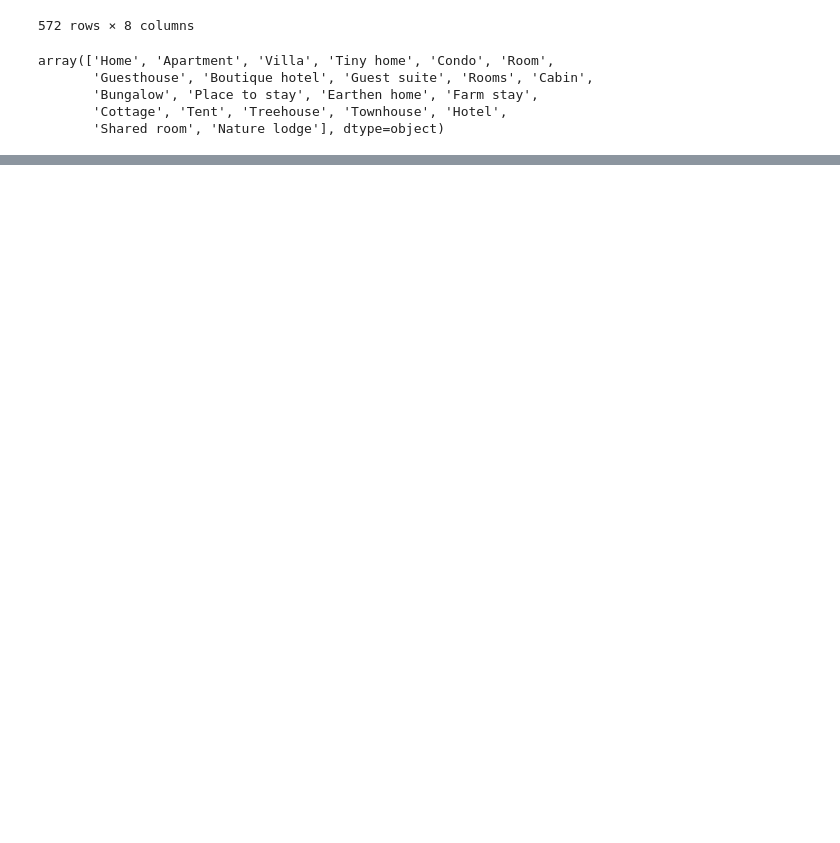
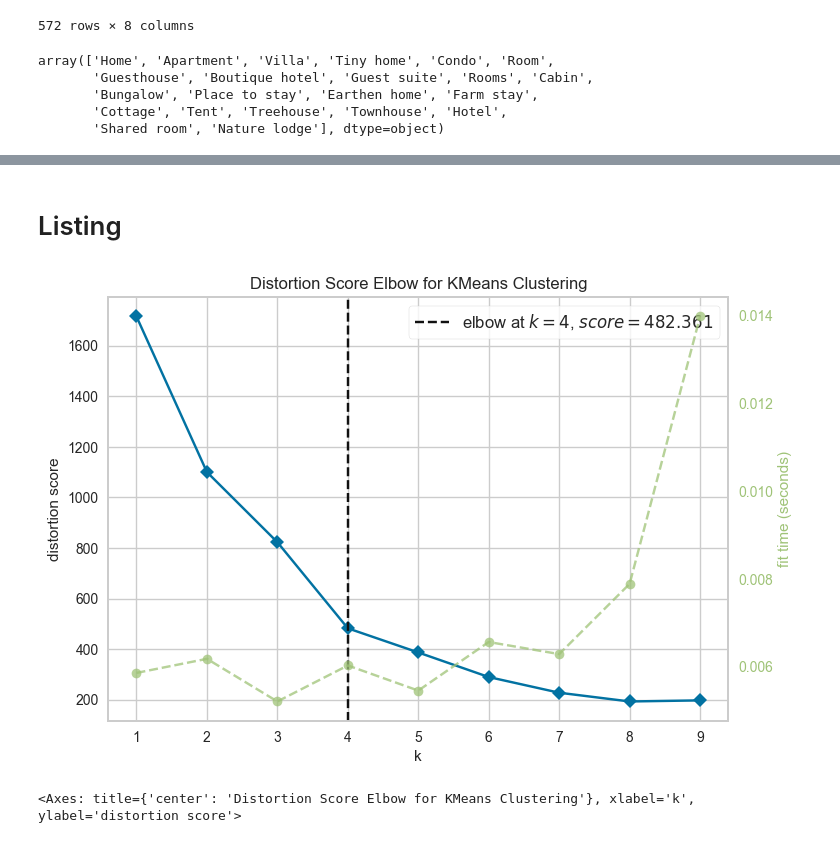
Before and after one commit to fzkmdly/AirBnb, a Jupyter notebook: hotelRev.ipynb, the cells around one changed output, grey strips where cells are left out. Saved outputs shown, nothing was run; the diff lists cells and outputs as text; code cells hidden in the pictures; blank space fills up the shorter version.

```diff
--- a/hotelRev.ipynb
+++ b/hotelRev.ipynb
@@ -460,0 +485,26 @@ array(['Home', 'Apartment', 'Villa', 'Tiny home', 'Condo', 'Room',
+# %%
+property_type = {
+    #House & Villa
+    'Home': 'House/Villa', 'Villa': 'House/Villa', 'Cottage': 'House/Villa',
+    'Townhouse': 'House/Villa', 'Bungalow': 'House/Villa',
+
+    # Apartments & Condos
+    'Apartment': 'Apartment/Condo', 'Condo': 'Apartment/Condo',
+
+    # Rooms & Shared Spaces
+    'Room': 'Private/Shared Room', 'Rooms': 'Private/Shared Room',
+    'Shared room': 'Private/Shared Room', 'Guest suite': 'Private/Shared Room',
+
+    # Unique & Nature Stays
+    'Cabin': 'Unique/Nature', 'Tiny home': 'Unique/Nature',
+    'Earthen home': 'Unique/Nature', 'Treehouse': 'Unique/Nature',
+    'Tent': 'Unique/Nature', 'Nature lodge': 'Unique/Nature', 'Farm stay': 'Unique/Nature',
+
+    # Hotels & B&Bs
+    'Guesthouse': 'Hotel/B&B', 'Boutique hotel': 'Hotel/B&B',
+    'Hotel': 'Hotel/B&B', 'Place to stay': 'Hotel/B&B'
+}
+
+df['tipe'] = df['tipe'].map(property_type)
+
+df
@@ -460,0 +551,2 @@ array(['Home', 'Apartment', 'Villa', 'Tiny home', 'Condo', 'Room',
+# %% [markdown]
+# Listing
@@ -460,0 +555,16 @@ array(['Home', 'Apartment', 'Villa', 'Tiny home', 'Condo', 'Room',
+# %%
+features = df[['harga', 'rating', 'jumlah_review']]
+scaled = StandardScaler().fit_transform(features)
+# %%
+# inertia = []
+# for k in range(1, 8):
+#     km = KMeans(n_clusters=k, random_state=42, n_init=10)
+
+km = KMeans()
+
+visualizer = KElbowVisualizer(km, k=(1,10))
+visualizer.fit(scaled)
+visualizer.show()
+# %% [output]
+[figure, added]
+<Axes: title={'center': 'Distortion Score Elbow for KMeans Clustering'}, xlabel='k', ylabel='distortion score'>
```
Also changed, not shown: parts of 14 cells of this notebook.
